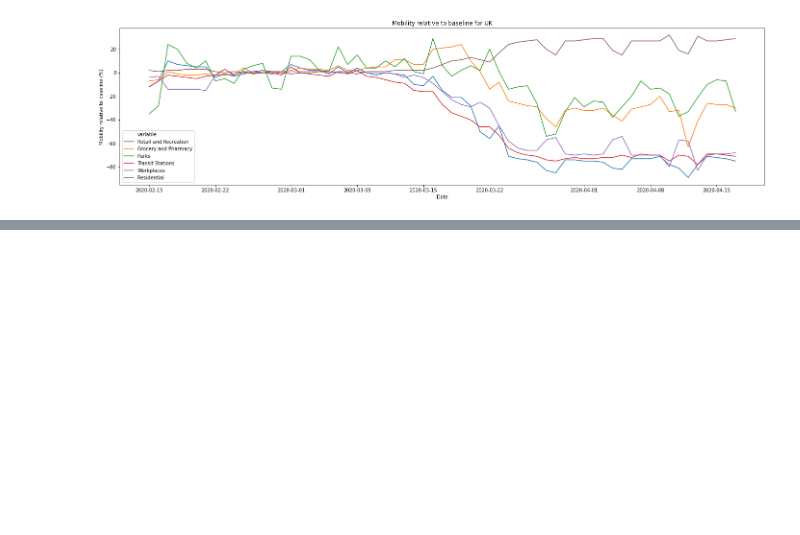
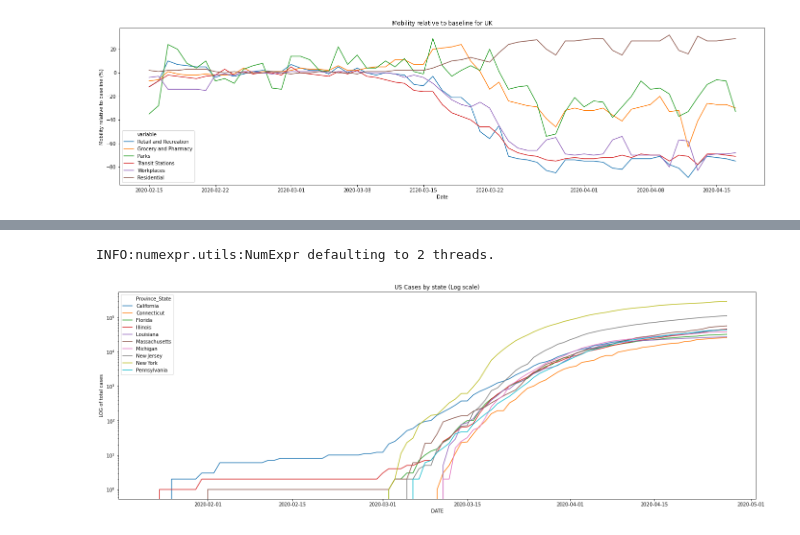
Before and after one commit to rs-delve/covid19_datasets, a Jupyter notebook: usage_example.ipynb, the cells around one changed output, grey strips where cells are left out. Drawn from its saved outputs; the diff is of its cells as text; code cells hidden in the pictures; blank space fills up the shorter version.

Commit message:
Added Johns Hopkins

```diff
--- a/usage_example.ipynb
+++ b/usage_example.ipynb
@@ -303,0 +307,19 @@ plt.show()
+# %%
+from covid19_datasets import JohnsHopkins
+jh = JohnsHopkins()
+# %% [output]
+INFO:numexpr.utils:NumExpr defaulting to 2 threads.
+# %%
+#@title Plot cases for the top 10 US states
+us_data = jh.get_data().query('Country_Region == "US"')
+states = us_data.groupby('Province_State').max().nlargest(10, "total_cases").index
+us_data = us_data[us_data['Province_State'].isin(states)]
+
+fig, ax = plt.subplots(figsize=(24, 8))
+sns.lineplot(data=us_data, x='DATE', y='total_cases', hue='Province_State', ax=ax)
+plt.yscale('log')
+plt.title('US Cases by state (Log scale)')
+plt.ylabel('LOG of total cases')
+plt.show()
+# %% [output]
+[figure, added]
```
Also changed, not shown: parts of 2 cells of this notebook.
